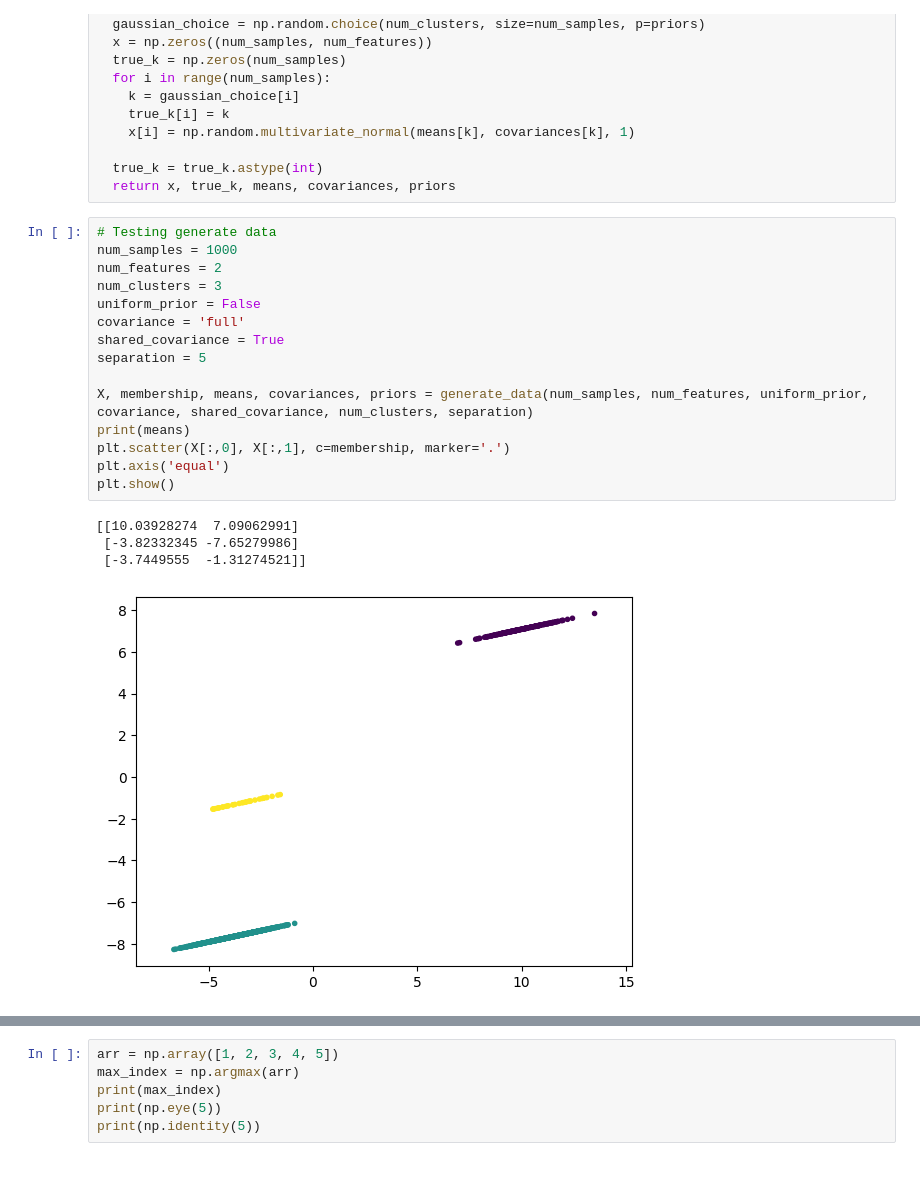
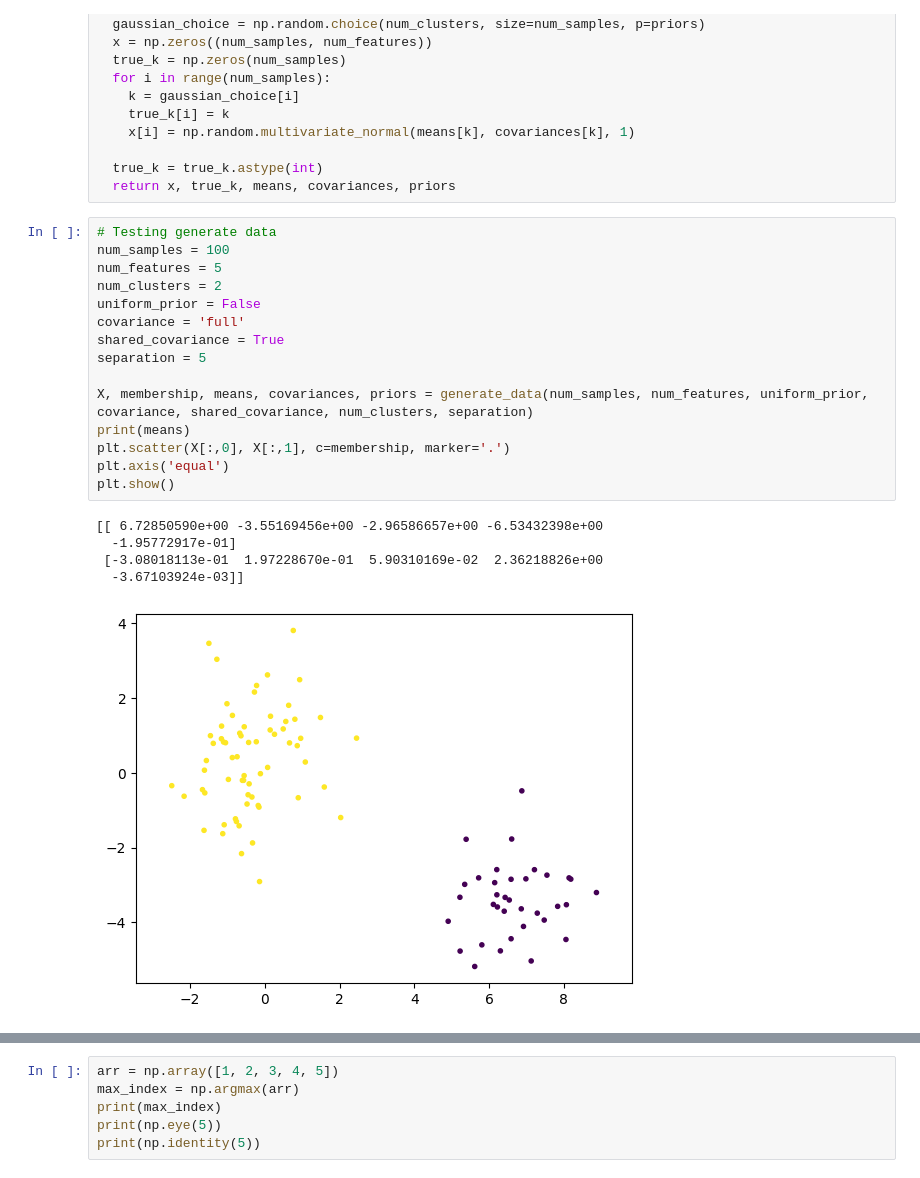
Before and after one commit to Sam-Arkle/CS5455, a Jupyter notebook: Gaussian_mixture_models.ipynb, the cells around one changed output, grey strips where cells are left out. Saved outputs shown, nothing was run; the diff lists cells and outputs as text.

```diff
--- a/Gaussian_mixture_models.ipynb
+++ b/Gaussian_mixture_models.ipynb
@@ -168,24 +168,25 @@ def generate_data(num_samples, num_features, uniform_prior, cov_type, shared_cov
   return x, true_k, means, covariances, priors
 # %%
 # Testing generate data
-num_samples = 1000
-num_features = 2
-num_clusters = 3
+num_samples = 100
+num_features = 5
+num_clusters = 2
 uniform_prior = False
 covariance = 'full'
 shared_covariance = True
 separation = 5
 
 X, membership, means, covariances, priors = generate_data(num_samples, num_features, uniform_prior, covariance, shared_covariance, num_clusters, separation)
 print(means)
 plt.scatter(X[:,0], X[:,1], c=membership, marker='.')
 plt.axis('equal')
 plt.show()
 # %% [output]
-[[10.03928274  7.09062991]
- [-3.82332345 -7.65279986]
- [-3.7449555  -1.31274521]]
+[[ 6.72850590e+00 -3.55169456e+00 -2.96586657e+00 -6.53432398e+00
+  -1.95772917e-01]
+ [-3.08018113e-01  1.97228670e-01  5.90310169e-02  2.36218826e+00
+  -3.67103924e-03]]
-[figure, old version]
+[figure, new version]
 # %%
 # Now the clusters function
 from scipy.stats import multivariate_normal as mvn
```
Also changed, not shown: parts of 3 cells of this notebook.
